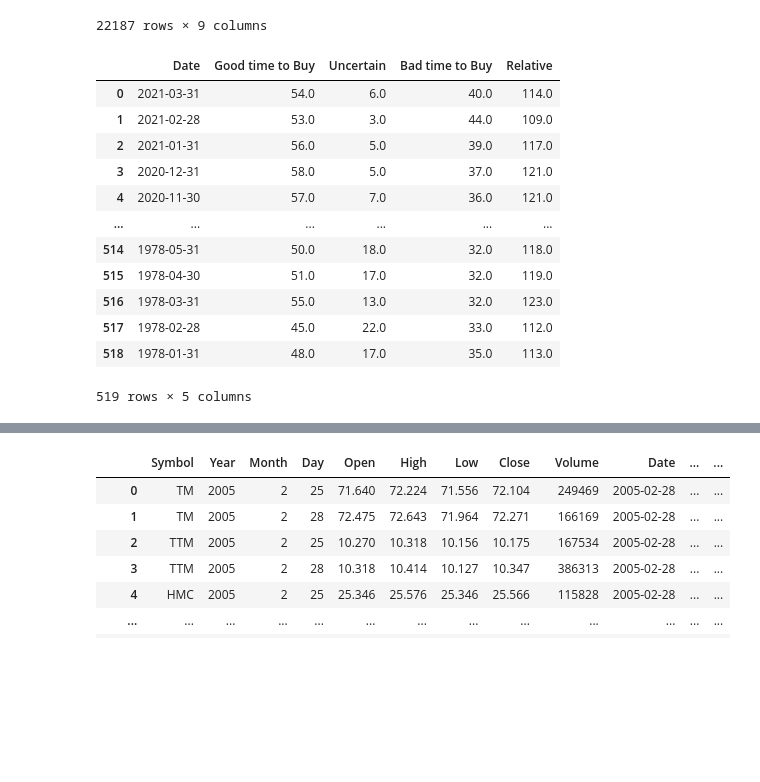
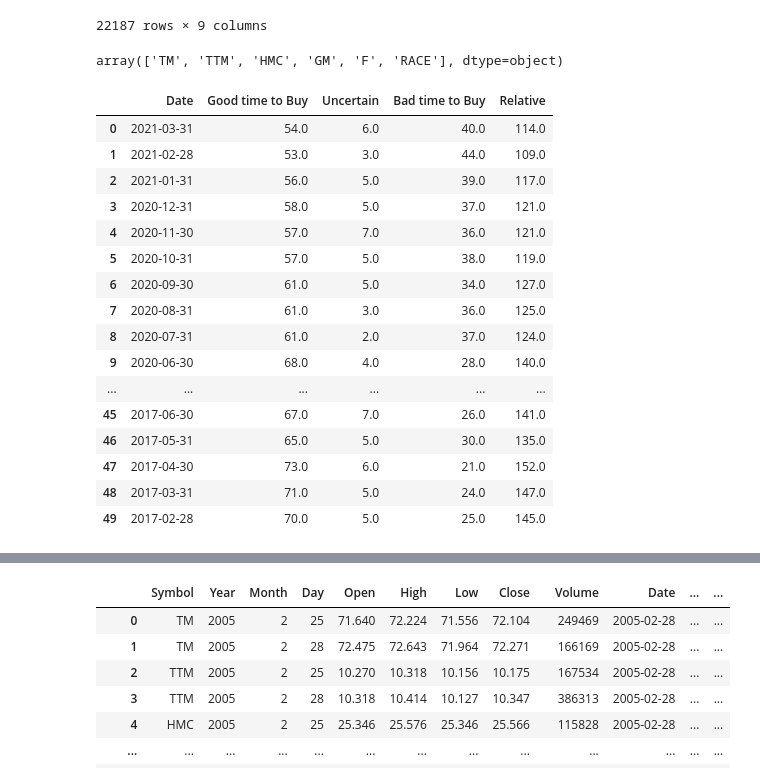
Before and after one commit to jacobdv/pantheon-of-eternity, a Jupyter notebook: Stock-Sentiment-Join.ipynb, the cells around one changed output, grey strips where cells are left out. Cells and saved outputs as stored; diff of their text form; code cells hidden in the pictures; blank space fills up the shorter version.

```diff
--- a/Stock-Sentiment-Join.ipynb
+++ b/Stock-Sentiment-Join.ipynb
@@ -25,25 +25,35 @@ auto_stock_df
 | 22185 | RACE | 2017 | 11 | 9 | 110.820 | 110.820 | 108.791 | 109.440 | 945188 |
 | 22186 | RACE | 2017 | 11 | 10 | 109.780 | 109.990 | 109.070 | 109.560 | 525222 |
 22187 rows × 9 columns
+# %%
+auto_stock_df['Symbol'].unique()
+# %% [output]
+array(['TM', 'TTM', 'HMC', 'GM', 'F', 'RACE'], dtype=object)
 # %%
 # File to Load
 load_sentiment_data = "UMICH-SOC37.csv"
 
 # Read from CSV
 auto_sentiment_df = pd.read_csv(load_sentiment_data)
 
-auto_sentiment_df
+auto_sentiment_df.head(50)
+
+#Relative column is scalar value ("GOOD MINUS BAD PLUS 100")
 # %% [output]
 |  | Date | Good time to Buy | Uncertain | Bad time to Buy | Relative |
 | 0 | 2021-03-31 | 54.0 | 6.0 | 40.0 | 114.0 |
 | 1 | 2021-02-28 | 53.0 | 3.0 | 44.0 | 109.0 |
 | 2 | 2021-01-31 | 56.0 | 5.0 | 39.0 | 117.0 |
 | 3 | 2020-12-31 | 58.0 | 5.0 | 37.0 | 121.0 |
 | 4 | 2020-11-30 | 57.0 | 7.0 | 36.0 | 121.0 |
+| 5 | 2020-10-31 | 57.0 | 5.0 | 38.0 | 119.0 |
+| 6 | 2020-09-30 | 61.0 | 5.0 | 34.0 | 127.0 |
+| 7 | 2020-08-31 | 61.0 | 3.0 | 36.0 | 125.0 |
+| 8 | 2020-07-31 | 61.0 | 2.0 | 37.0 | 124.0 |
+| 9 | 2020-06-30 | 68.0 | 4.0 | 28.0 | 140.0 |
 | ... | ... | ... | ... | ... | ... |
-| 514 | 1978-05-31 | 50.0 | 18.0 | 32.0 | 118.0 |
-| 515 | 1978-04-30 | 51.0 | 17.0 | 32.0 | 119.0 |
-| 516 | 1978-03-31 | 55.0 | 13.0 | 32.0 | 123.0 |
-| 517 | 1978-02-28 | 45.0 | 22.0 | 33.0 | 112.0 |
-| 518 | 1978-01-31 | 48.0 | 17.0 | 35.0 | 113.0 |
+| 45 | 2017-06-30 | 67.0 | 7.0 | 26.0 | 141.0 |
+| 46 | 2017-05-31 | 65.0 | 5.0 | 30.0 | 135.0 |
+| 47 | 2017-04-30 | 73.0 | 6.0 | 21.0 | 152.0 |
+| 48 | 2017-03-31 | 71.0 | 5.0 | 24.0 | 147.0 |
+| 49 | 2017-02-28 | 70.0 | 5.0 | 25.0 | 145.0 |
-519 rows × 5 columns
```
Also changed, not shown: parts of 6 cells of this notebook.
